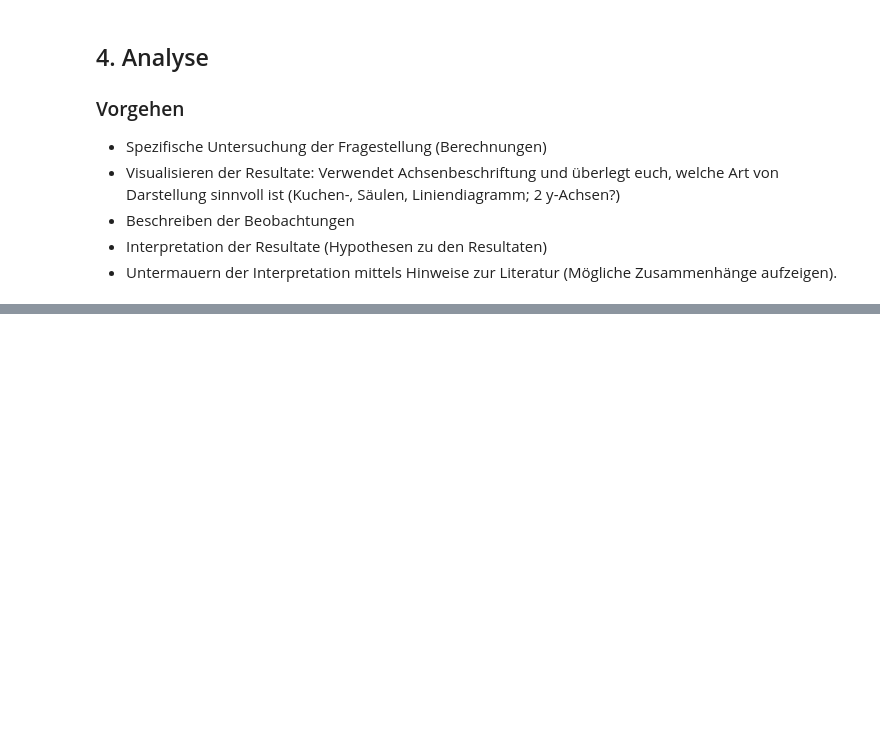
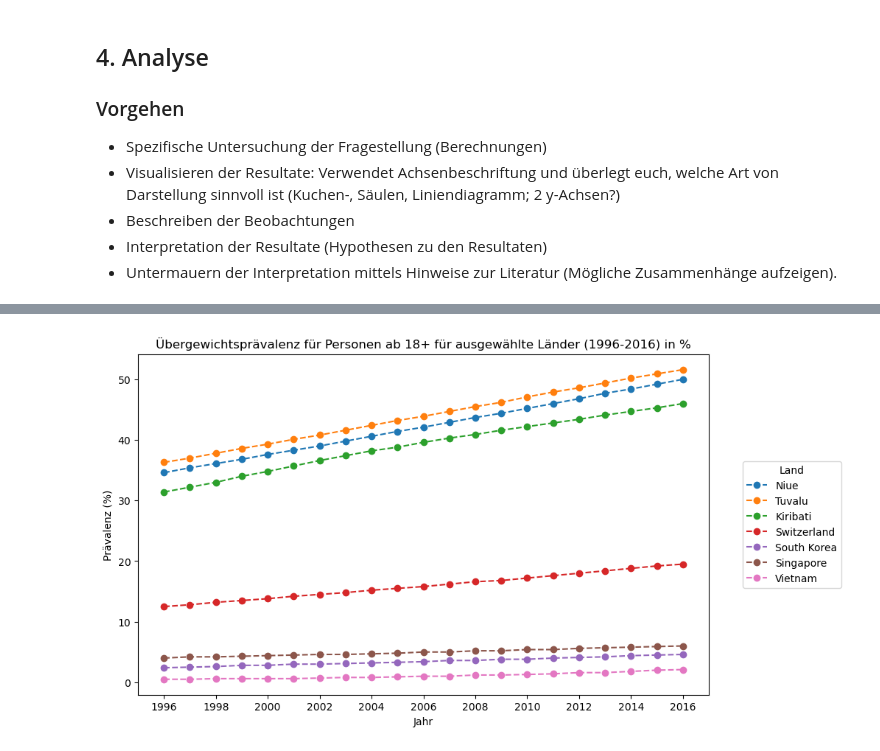
Before and after one commit to Hirnfresser/Leistungsnachweis_Phyton, a Jupyter notebook: Grundgerüst_Leistungsnachweis.ipynb, the cells around one changed output, grey strips where cells are left out. Cells and saved outputs as stored; diff of their text form; code cells hidden in the pictures; blank space fills up the shorter version.

```diff
--- a/Grundgerüst_Leistungsnachweis.ipynb
+++ b/Grundgerüst_Leistungsnachweis.ipynb
@@ -621,0 +808,26 @@ Die Breite eines Balkens beträgt: 6.0600000000000005
+# %%
+Start_Jahr = 1996
+End_Jahr = 2016
+ausgewählte_Länder = ['Niue', 'Tuvalu', 'Kiribati', 'Switzerland', 'South Korea', 'Singapore', 'Vietnam']
+
+df_einzeln_7_Länder = df_einzeln[(df_einzeln['Jahr']>= Start_Jahr) & (df_einzeln['Jahr'] <= End_Jahr)]
+df_einzeln_7_Länder = df_einzeln_7_Länder[df_einzeln_7_Länder['Land'].isin(ausgewählte_Länder)]
+
+gruppiert = df_einzeln_7_Länder.groupby(['Land', 'Jahr'])['Durchschnitt_Prävalenz_18+_ausgerechnet'].mean()
+gruppiert = gruppiert.unstack(level='Land')
+
+fig, lin_1 = plt.subplots(figsize=(10, 6))
+
+for land in ausgewählte_Länder:
+    if land in gruppiert.columns:
+        lin_1.plot(gruppiert.index, gruppiert[land], label=land, marker='o', linestyle='--', markersize=6)
+
+lin_1.set_xlabel('Jahr')
+lin_1.set_ylabel('Prävalenz (%)')
+lin_1.set_title('Übergewichtsprävalenz für Personen ab 18+ für ausgewählte Länder (1996-2016) in %')
+lin_1.set_xlim(Start_Jahr-1, End_Jahr+1)
+lin_1.set_xticks(range(Start_Jahr, End_Jahr+1,2))
+
+lin_1.legend(title='Land', loc='center left', bbox_to_anchor=(1.05, 0.5));
+# %% [output]
+[figure, added]
```
Also changed, not shown: parts of 14 cells of this notebook.
